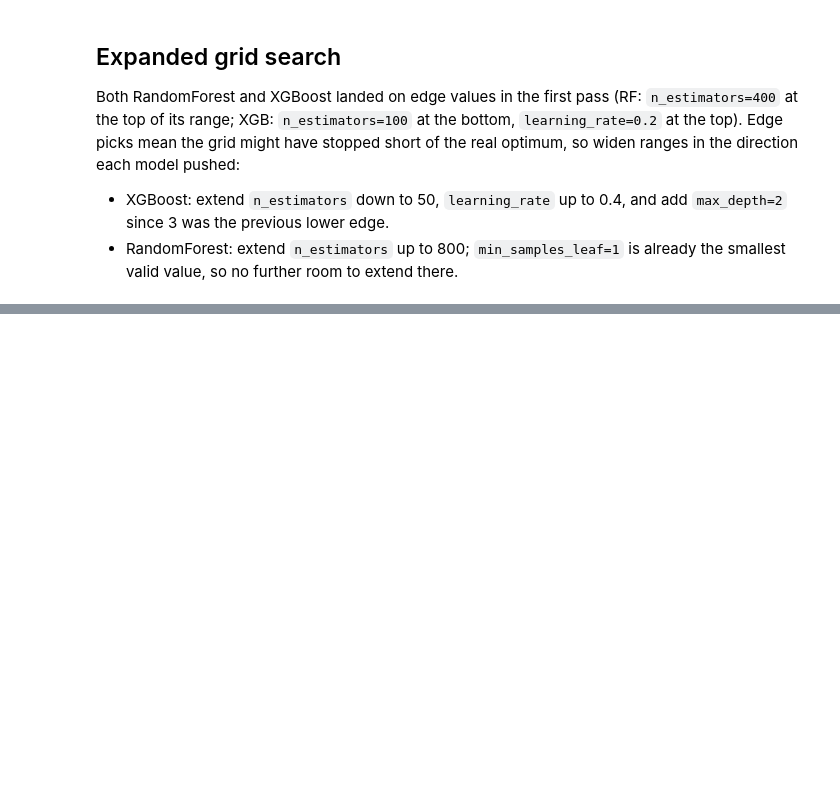
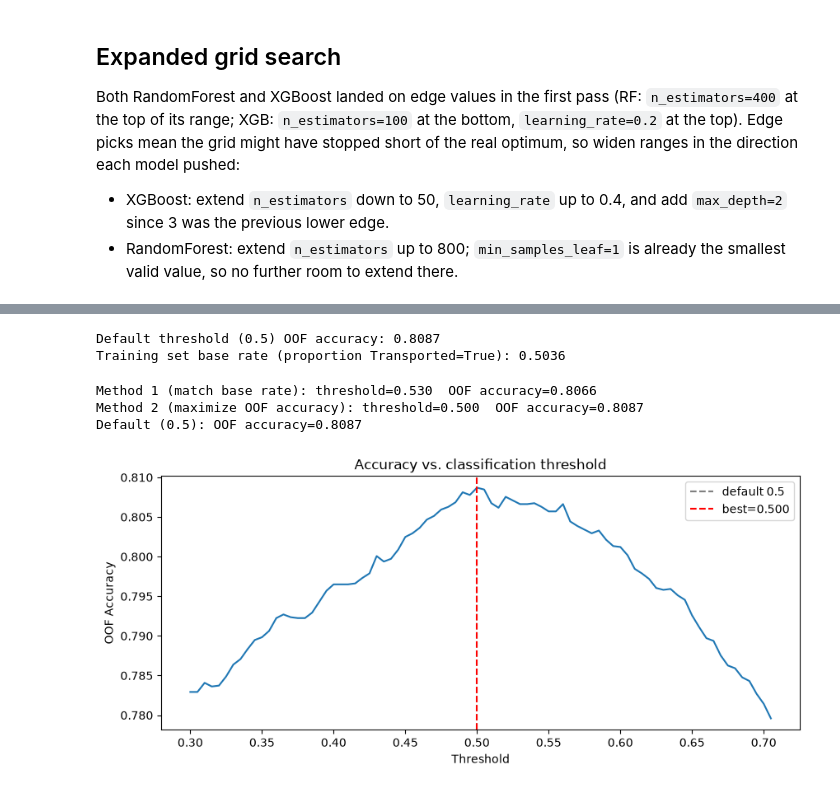
Before and after one commit to micahbrighton/kaggle_competitions, a Jupyter notebook: spaceship-titanic/notebooks/02_baseline_modeling.ipynb, the cells around one changed output, grey strips where cells are left out. Saved outputs shown, nothing was run; the diff lists cells and outputs as text; code cells hidden in the pictures; blank space fills up the shorter version.

```diff
--- a/spaceship-titanic/notebooks/02_baseline_modeling.ipynb
+++ b/spaceship-titanic/notebooks/02_baseline_modeling.ipynb
@@ -456,0 +706,54 @@ XGBoost: best_score=0.8058  best_params={'model__learning_rate': 0.2, 'model__ma
+# %%
+from sklearn.model_selection import cross_val_predict
+
+final_voter = VotingClassifier(
+    estimators=[("catboost", tuned_pipelines["catboost"]), ("lgbm", tuned_pipelines["lgbm"])],
+    voting="soft", weights=[2, 1],
+)
+
+oof_proba = cross_val_predict(final_voter, X_final, y_final, cv=cv, method="predict_proba")[:, 1]
+
+# Sanity check: accuracy at the default 0.5 threshold should match our earlier CV result (~0.8087)
+default_acc = accuracy_score(y_final, oof_proba >= 0.5)
+print(f"Default threshold (0.5) OOF accuracy: {default_acc:.4f}")
+
+base_rate = y_final.mean()
+print(f"Training set base rate (proportion Transported=True): {base_rate:.4f}")
+# %% [output]
+Default threshold (0.5) OOF accuracy: 0.8087
+Training set base rate (proportion Transported=True): 0.5036
+# %%
+import matplotlib.pyplot as plt
+
+thresholds = np.arange(0.30, 0.71, 0.005)
+
+# Method 1: match base rate
+pred_proportions = np.array([(oof_proba >= t).mean() for t in thresholds])
+base_rate_idx = np.argmin(np.abs(pred_proportions - base_rate))
+base_rate_threshold = thresholds[base_rate_idx]
+base_rate_acc = accuracy_score(y_final, oof_proba >= base_rate_threshold)
+
+# Method 2: directly maximize OOF accuracy
+accuracies = np.array([accuracy_score(y_final, oof_proba >= t) for t in thresholds])
+best_acc_idx = np.argmax(accuracies)
+best_threshold = thresholds[best_acc_idx]
+best_acc = accuracies[best_acc_idx]
+
+print(f"Method 1 (match base rate): threshold={base_rate_threshold:.3f}  OOF accuracy={base_rate_acc:.4f}")
+print(f"Method 2 (maximize OOF accuracy): threshold={best_threshold:.3f}  OOF accuracy={best_acc:.4f}")
+print(f"Default (0.5): OOF accuracy={default_acc:.4f}")
+
+plt.figure(figsize=(10, 4))
+plt.plot(thresholds, accuracies)
+plt.axvline(0.5, color="gray", linestyle="--", label="default 0.5")
+plt.axvline(best_threshold, color="red", linestyle="--", label=f"best={best_threshold:.3f}")
+plt.xlabel("Threshold")
+plt.ylabel("OOF Accuracy")
+plt.title("Accuracy vs. classification threshold")
+plt.legend()
+plt.show()
+# %% [output]
+Method 1 (match base rate): threshold=0.530  OOF accuracy=0.8066
+Method 2 (maximize OOF accuracy): threshold=0.500  OOF accuracy=0.8087
+Default (0.5): OOF accuracy=0.8087
+[figure, added]
```
Also changed, not shown: parts of 15 cells of this notebook, 4 other files.
